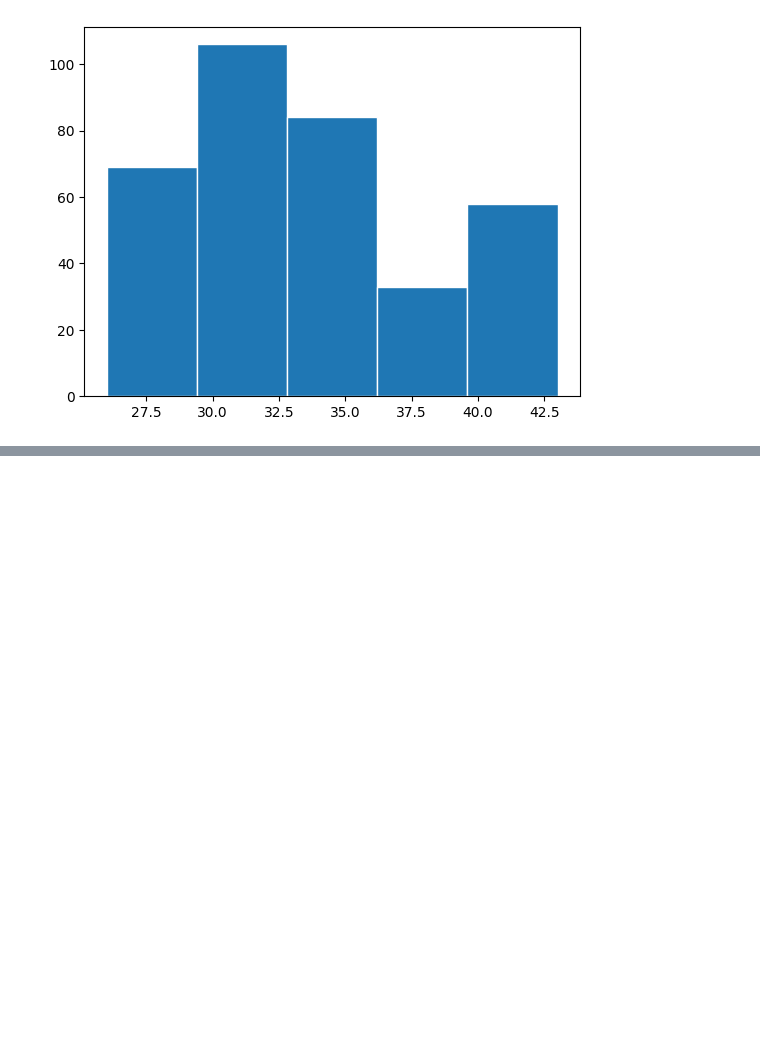
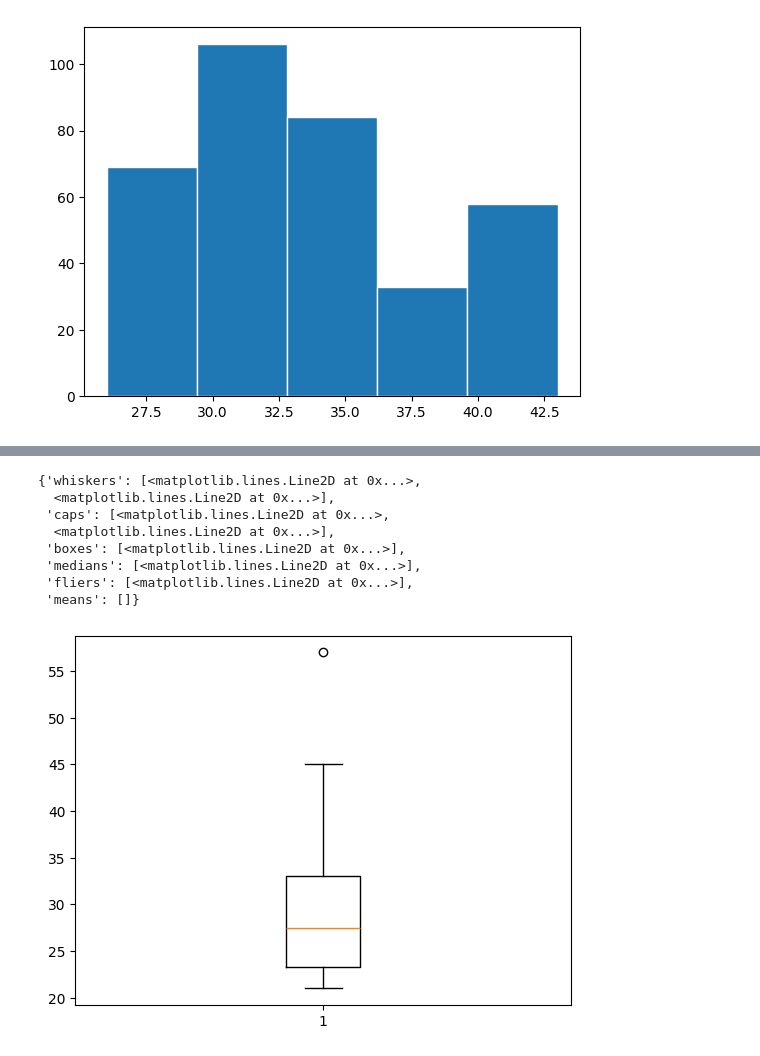
Before and after one commit to clarajchiramel-web/pandasworks, a Jupyter notebook: customer_behaviour_casestudy/process.ipynb, the cells around one changed output, grey strips where cells are left out. Saved outputs shown, nothing was run; the diff lists cells and outputs as text; code cells hidden in the pictures; blank space fills up the shorter version.

```diff
--- a/customer_behaviour_casestudy/process.ipynb
+++ b/customer_behaviour_casestudy/process.ipynb
@@ -245,0 +261,14 @@ plt.hist(df["age"],bins=5,edgecolor="white")
+# %%
+age=[21,23,24,25,27,28,57,23,34,35,45,21,29,30]
+import matplotlib.pyplot as plt
+plt.boxplot(age)
+# %% [output]
+{'whiskers': [<matplotlib.lines.Line2D at 0x...>,
+  <matplotlib.lines.Line2D at 0x...>],
+ 'caps': [<matplotlib.lines.Line2D at 0x...>,
+  <matplotlib.lines.Line2D at 0x...>],
+ 'boxes': [<matplotlib.lines.Line2D at 0x...>],
+ 'medians': [<matplotlib.lines.Line2D at 0x...>],
+ 'fliers': [<matplotlib.lines.Line2D at 0x...>],
+ 'means': []}
+[figure, added]
```
Also changed, not shown: parts of 1 cell of this notebook, 2 other files.
